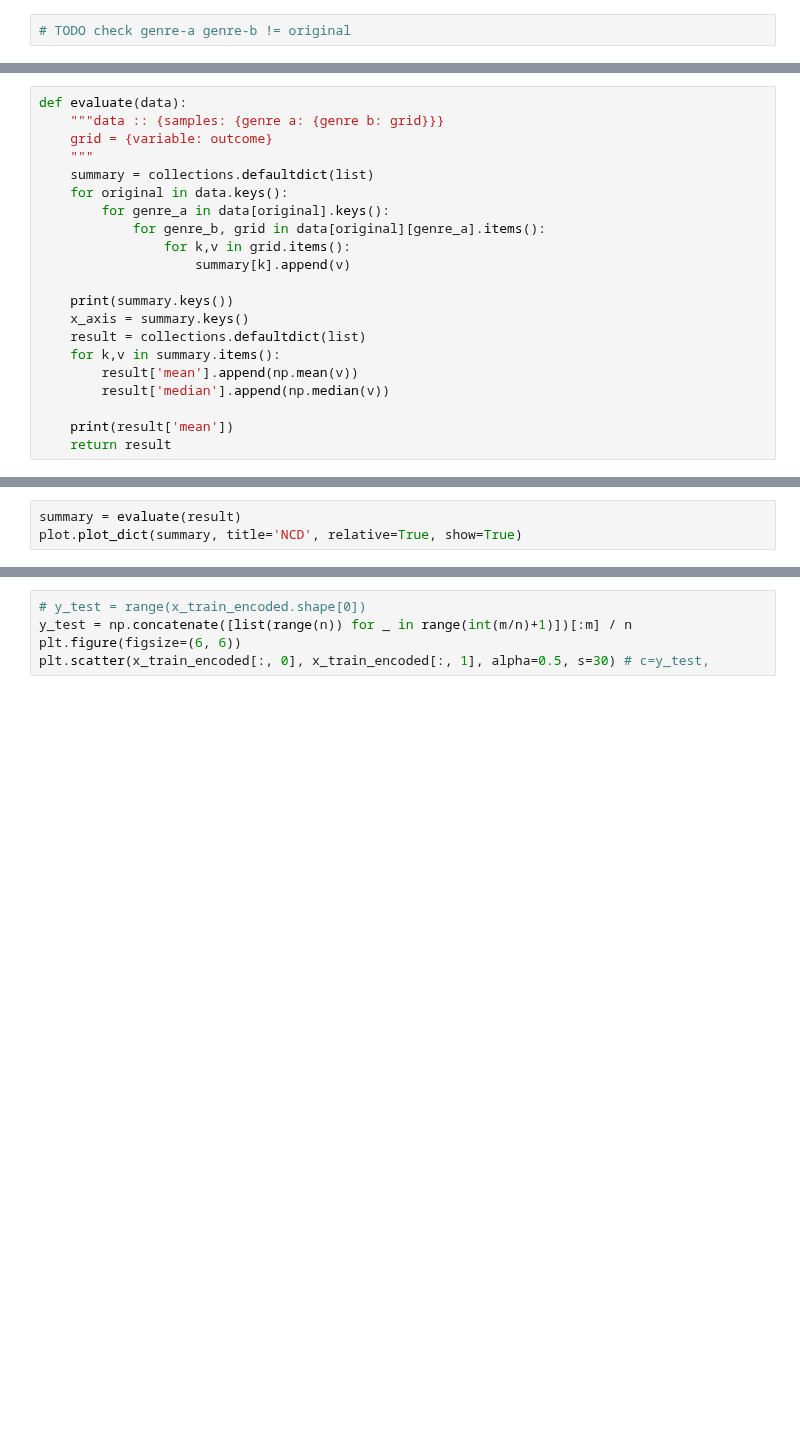
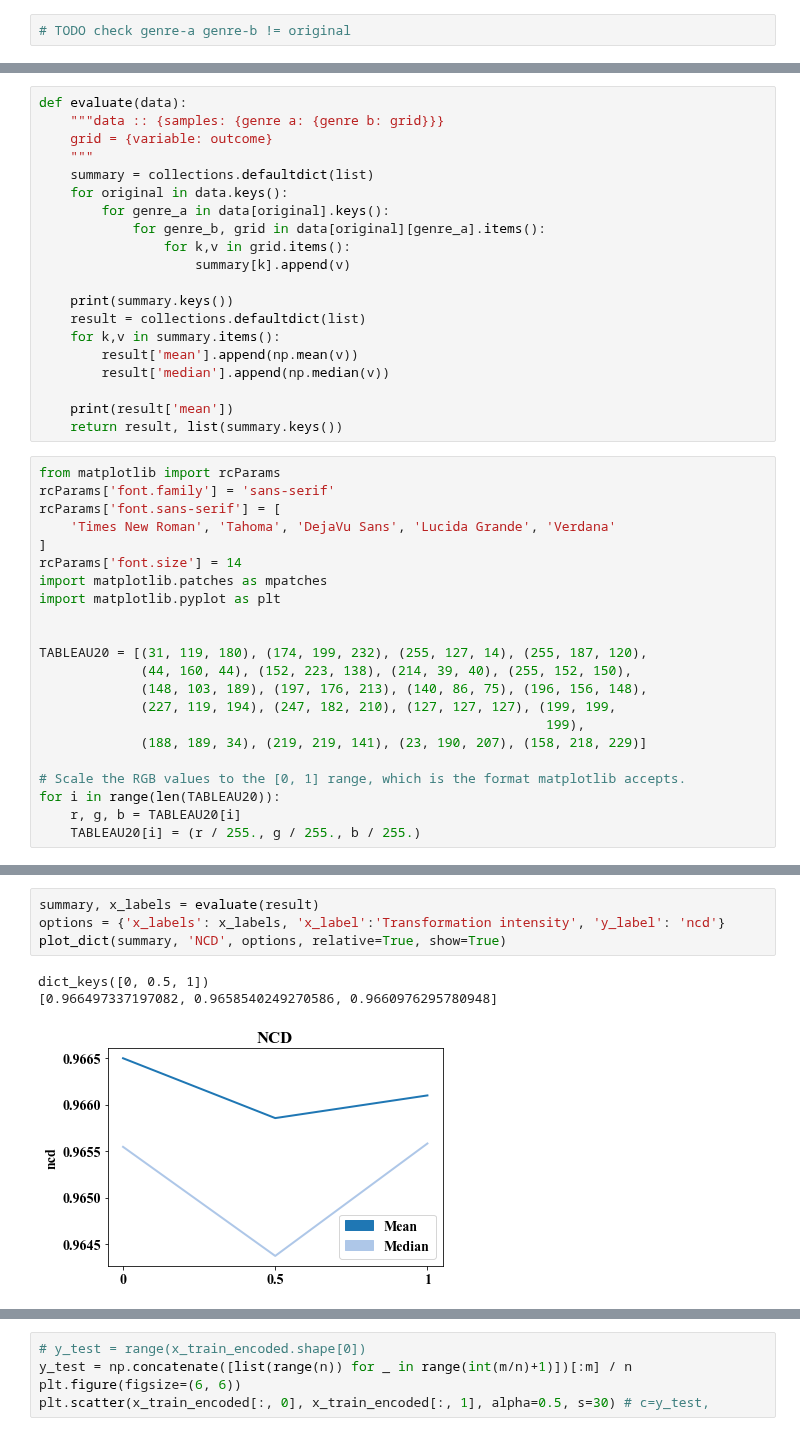
Before and after one commit to voschezang/drum-style-transfer, a Jupyter notebook: src/ml-VAE-v3q-transformations.ipynb, the cells around one changed output, grey strips where cells are left out. Cells and saved outputs as stored; diff of their text form; blank space fills up the shorter version.

```diff
--- a/src/ml-VAE-v3q-transformations.ipynb
+++ b/src/ml-VAE-v3q-transformations.ipynb
@@ -398,11 +565,32 @@ def evaluate(data):
                     summary[k].append(v)
 
     print(summary.keys())
-    x_axis = summary.keys()
     result = collections.defaultdict(list)
     for k,v in summary.items():
         result['mean'].append(np.mean(v))
         result['median'].append(np.median(v))
 
     print(result['mean'])
-    return result
+    return result, list(summary.keys())
+# %%
+from matplotlib import rcParams
+rcParams['font.family'] = 'sans-serif'
+rcParams['font.sans-serif'] = [
+    'Times New Roman', 'Tahoma', 'DejaVu Sans', 'Lucida Grande', 'Verdana'
+]
+rcParams['font.size'] = 14
+import matplotlib.patches as mpatches
+import matplotlib.pyplot as plt
+
+
+TABLEAU20 = [(31, 119, 180), (174, 199, 232), (255, 127, 14), (255, 187, 120),
+             (44, 160, 44), (152, 223, 138), (214, 39, 40), (255, 152, 150),
+             (148, 103, 189), (197, 176, 213), (140, 86, 75), (196, 156, 148),
+             (227, 119, 194), (247, 182, 210), (127, 127, 127), (199, 199,
+                                                                 199),
+             (188, 189, 34), (219, 219, 141), (23, 190, 207), (158, 218, 229)]
+
+# Scale the RGB values to the [0, 1] range, which is the format matplotlib accepts.
+for i in range(len(TABLEAU20)):
+    r, g, b = TABLEAU20[i]
+    TABLEAU20[i] = (r / 255., g / 255., b / 255.)
@@ -409,3 +668,8 @@ def evaluate(data):
 # %%
-summary = evaluate(result)
-plot.plot_dict(summary, title='NCD', relative=True, show=True)
+summary, x_labels = evaluate(result)
+options = {'x_labels': x_labels, 'x_label':'Transformation intensity', 'y_label': 'ncd'}
+plot_dict(summary, 'NCD', options, relative=True, show=True)
+# %% [output]
+dict_keys([0, 0.5, 1])
+[0.966497337197082, 0.9658540249270586, 0.9660976295780948]
+[figure, added]
```
Also changed, not shown: parts of 31 cells of this notebook, 1 other file.
